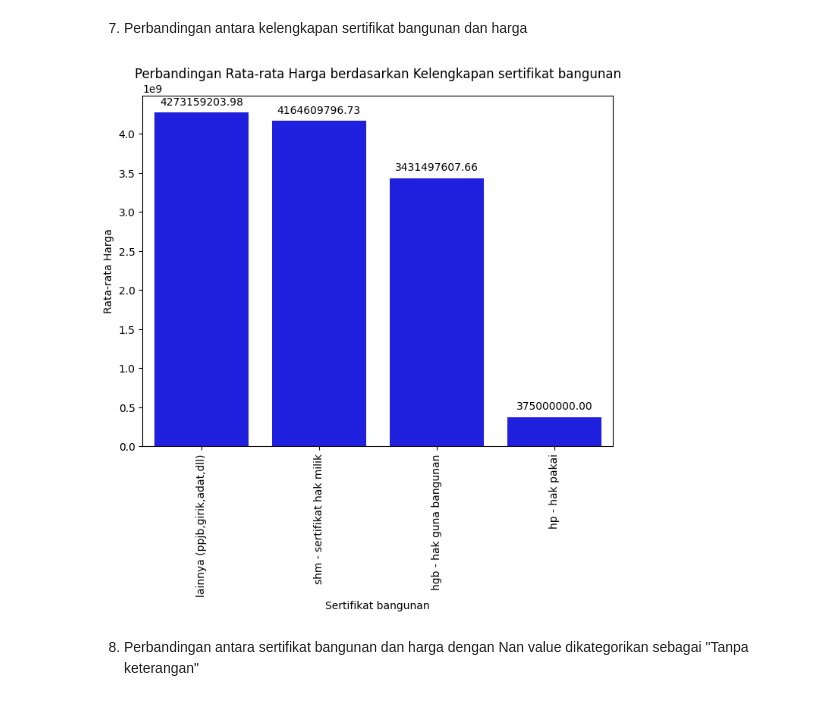
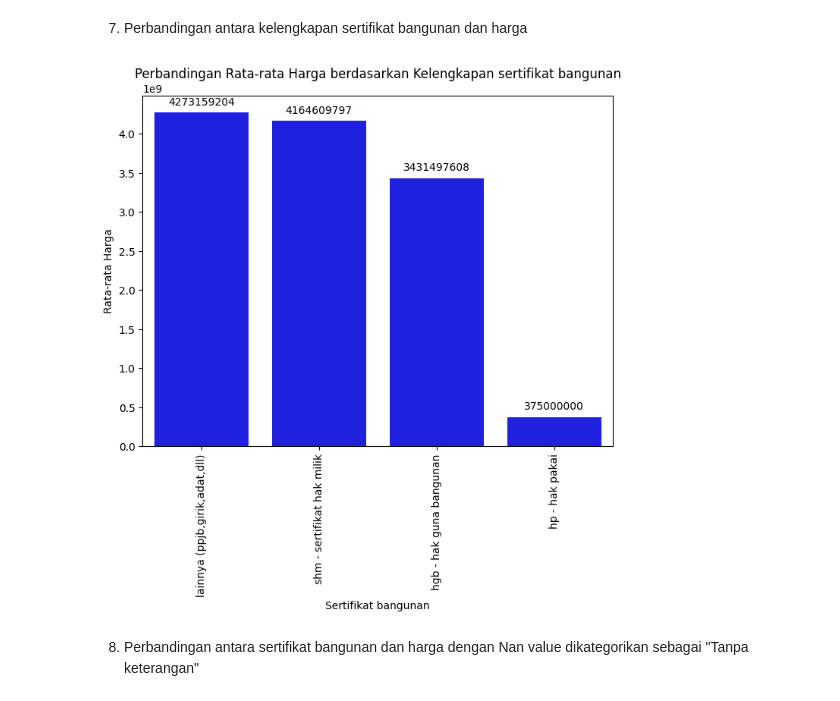
Before and after one commit to abdinegara783/ISFEST2023, a Jupyter notebook: ISFEST_Rozi.ipynb, the cells around one changed output. Cells and saved outputs as stored; diff of their text form; code cells hidden in the pictures.

```diff
--- a/ISFEST_Rozi.ipynb
+++ b/ISFEST_Rozi.ipynb
@@ -179,7 +179,7 @@ plt.xticks(rotation=90)
 
 # Menambahkan anotasi pada setiap bar
 for i, p in enumerate(plt.gca().patches):
-    plt.gca().annotate(format(p.get_height(), '.2f'),
+    plt.gca().annotate(format(p.get_height(), '.0f'),
                        (p.get_x() + p.get_width() / 2., p.get_height()),
                        ha='center',
                        va='center',
@@ -212,7 +212,7 @@ plt.xticks(rotation=90)
 
 # Menambahkan anotasi pada setiap bar
 for i, p in enumerate(plt.gca().patches):
-    plt.gca().annotate(format(p.get_height(), '.2f'),
+    plt.gca().annotate(format(p.get_height(), '.0f'),
                        (p.get_x() + p.get_width() / 2., p.get_height()),
                        ha='center',
                        va='center',
@@ -292,29 +292,29 @@ Didapatkan hasil bahwa jumlah kamar mandi untuk ART di rentang 0-5 buah
 # %%
 # Menghitung rata-rata harga berdasarkan sertifikat bangunan
 rata_price_sertifikat = data.groupby('certificate')['price_in_rp'].mean().reset_index()
 
 # Mengurutkan berdasarkan harga rata-rata secara menurun
 rata_price_sertifikat = rata_price_sertifikat.sort_values('price_in_rp', ascending=False)
 
 # Membuat bar plot
 plt.figure(figsize=(8, 6))
 sns.barplot(x='certificate', y='price_in_rp', data=rata_price_sertifikat, color = 'blue')
 plt.xlabel('Sertifikat bangunan')
 plt.ylabel('Rata-rata Harga')
 plt.title('Perbandingan Rata-rata Harga berdasarkan Kelengkapan sertifikat bangunan')
 plt.xticks(rotation=90)
 
 # Menambahkan anotasi pada setiap bar
 for i, p in enumerate(plt.gca().patches):
-    plt.gca().annotate(format(p.get_height(), '.2f'),
+    plt.gca().annotate(format(p.get_height(), '.0f'),
                        (p.get_x() + p.get_width() / 2., p.get_height()),
                        ha='center',
                        va='center',
                        xytext=(0, 10),
                        textcoords='offset points')
 plt.show()
 # %% [output]
-[figure, old version]
+[figure, new version]
 # %% [markdown]
 8. Perbandingan antara sertifikat bangunan dan harga dengan Nan value dikategorikan sebagai "Tanpa keterangan"
 # %%
```
Also changed, not shown: parts of 4 cells of this notebook.
